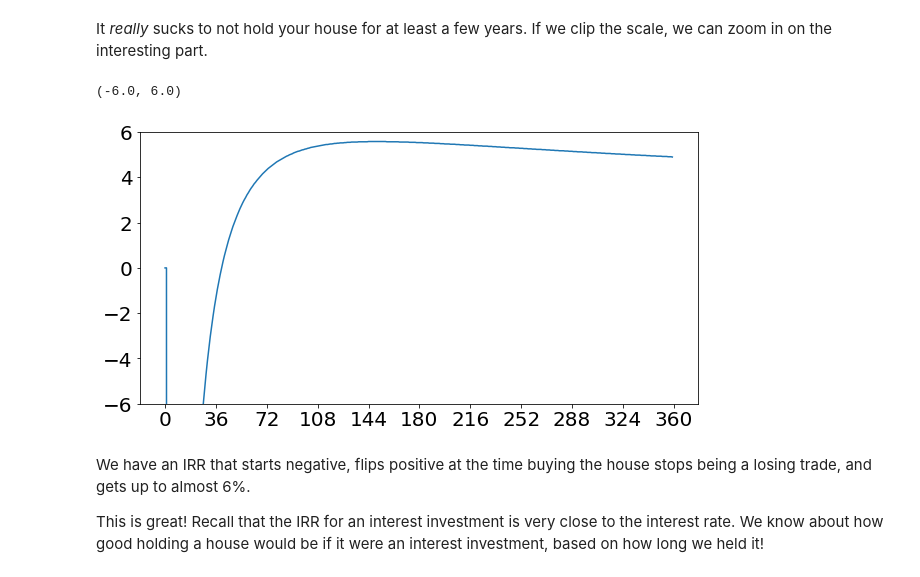
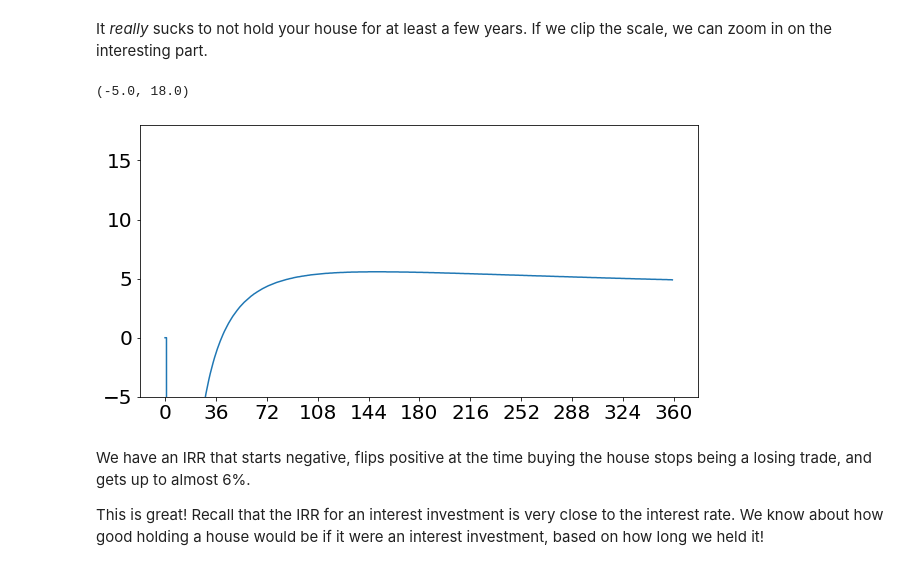
Before and after one commit to bwarren2/mortgage_madness, a Jupyter notebook: All About Mortgages.ipynb, the cells around one changed output. Cells and saved outputs as stored; diff of their text form; code cells hidden in the pictures.

```diff
--- a/All About Mortgages.ipynb
+++ b/All About Mortgages.ipynb
@@ -391,11 +412,11 @@ irr_df['buy_irr'].plot(figsize=(10,5))
 It _really_ sucks to not hold your house for at least a few years.  If we clip the scale, we can zoom in on the interesting part.
 # %%
 ax = irr_df['buy_irr'].plot(figsize=(10,5))
-plt.xticks(np.arange(0, len(irr_df)+1, 36))
-ax.set_ylim((-6, 6),)
+plt.xticks(np.arange(0, len(irr_df) + 1, 36))
+ax.set_ylim((-5, 18),)
 # %% [output]
-(-6.0, 6.0)
+(-5.0, 18.0)
-[figure, old version]
+[figure, new version]
 # %% [markdown]
 We have an IRR that starts negative, flips positive at the time buying the house stops being a losing trade, and gets up to almost 6%.
 
```
Also changed, not shown: parts of 2 cells of this notebook, 2 other files.
